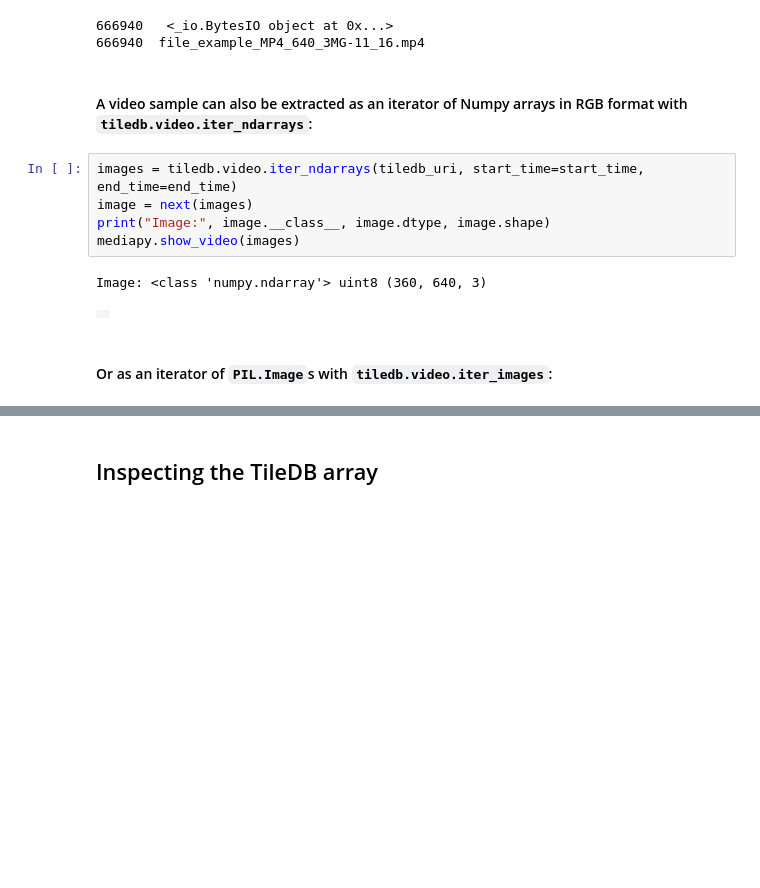
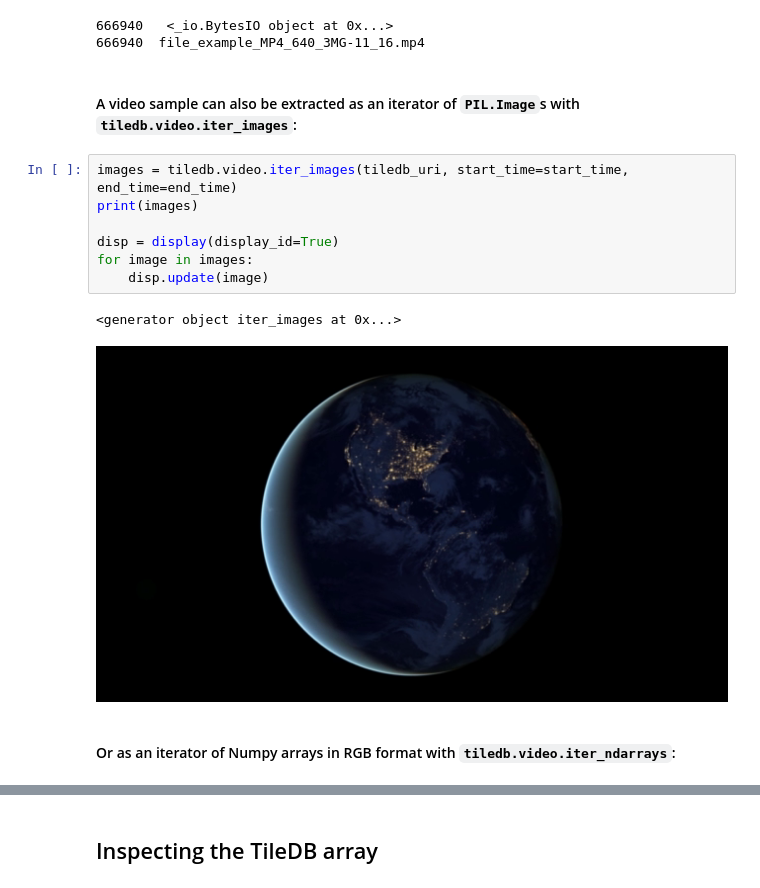
Before and after one commit to TileDB-Inc/TileDB-Video-Py, a Jupyter notebook: examples/tiledb-video.ipynb, the cells around one changed output, grey strips where cells are left out. Cells and saved outputs as stored; diff of their text form; blank space fills up the shorter version.

Commit message:
Update notebook to display images/ndarrays from an iterator, drop mediapy

```diff
--- a/examples/tiledb-video.ipynb
+++ b/examples/tiledb-video.ipynb
@@ -69,15 +69,17 @@ print(len(buf.getvalue()), "\t", buf)
 # %% [output]
 666940   <_io.BytesIO object at 0x...>
 666940  file_example_MP4_640_3MG-11_16.mp4
+# %% [markdown]
+#### A video sample can also be extracted as an iterator of `PIL.Image`s with `tiledb.video.iter_images`:
+# %%
+images = tiledb.video.iter_images(tiledb_uri, start_time=start_time, end_time=end_time)
+print(images)
+
+disp = display(display_id=True)
+for image in images:
+    disp.update(image)
+# %% [output]
+<generator object iter_images at 0x...>
+[figure, added]
 # %% [markdown]
-#### A video sample can also be extracted as an iterator of Numpy arrays in RGB format with `tiledb.video.iter_ndarrays`:
+#### Or as an iterator of Numpy arrays in RGB format with `tiledb.video.iter_ndarrays`:
-# %%
-images = tiledb.video.iter_ndarrays(tiledb_uri, start_time=start_time, end_time=end_time)
-image = next(images)
-print("Image:", image.__class__, image.dtype, image.shape)
-mediapy.show_video(images)
-# %% [output]
-Image: <class 'numpy.ndarray'> uint8 (360, 640, 3)
-|  |
-# %% [markdown]
-#### Or as an iterator of `PIL.Image`s with `tiledb.video.iter_images`:
```
Also changed, not shown: parts of 4 cells of this notebook.
